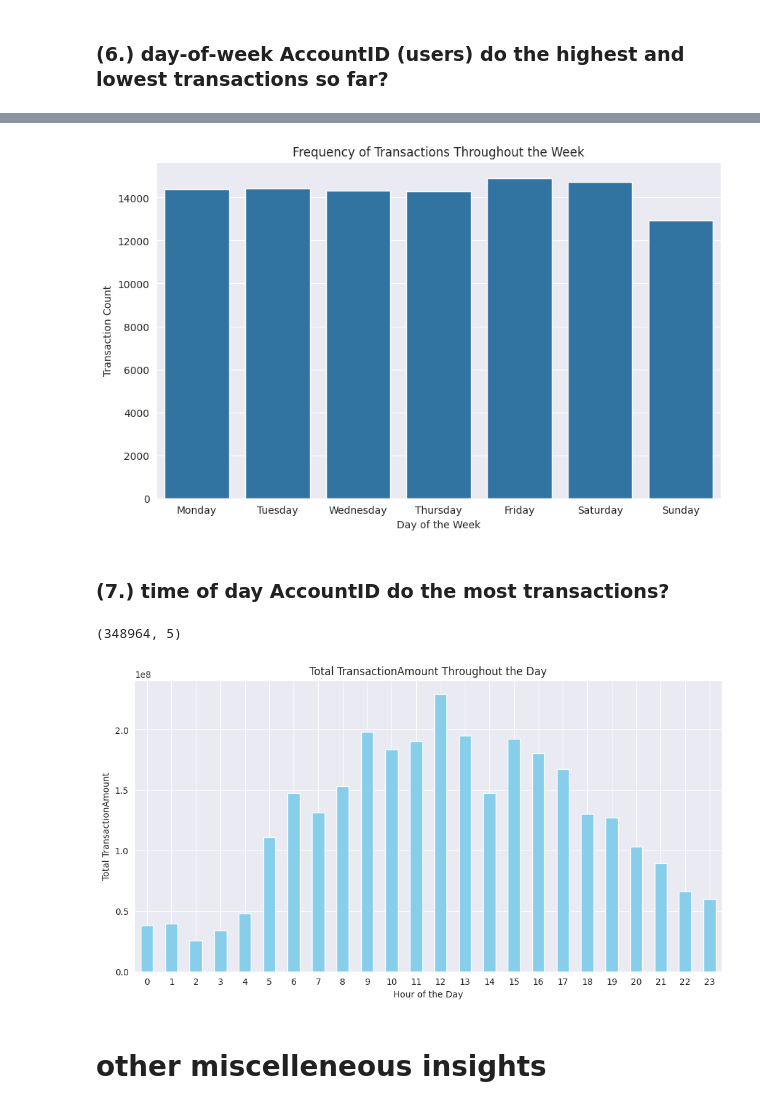
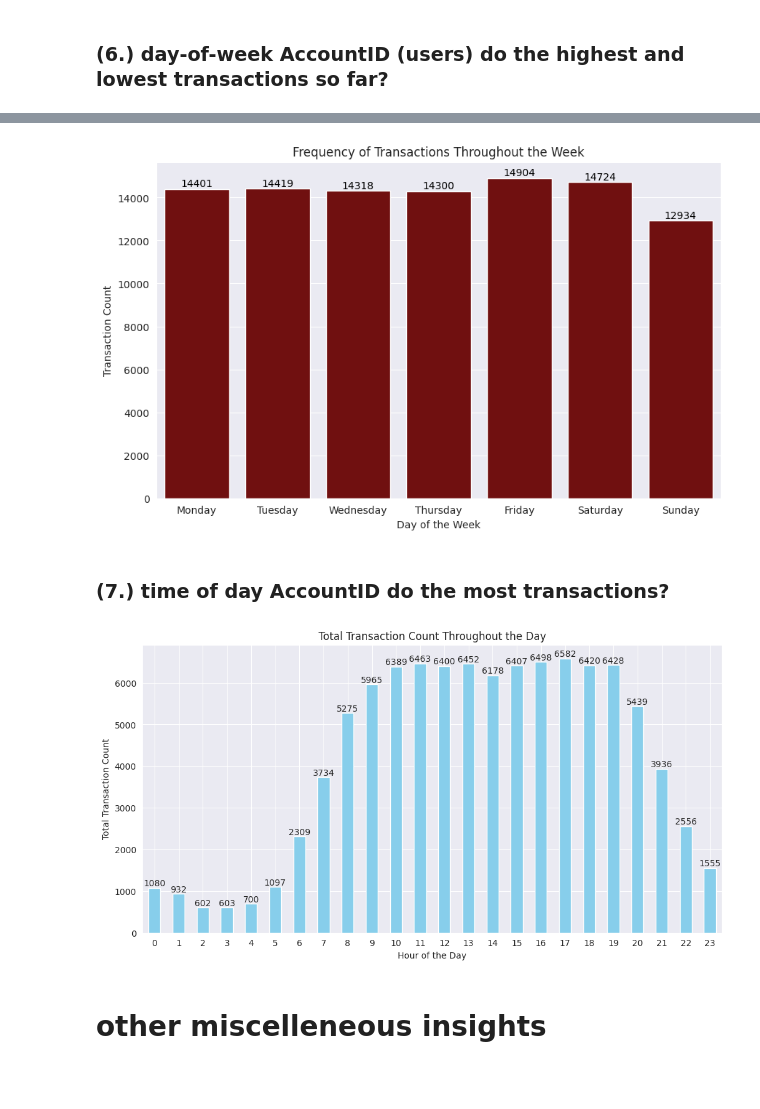
Before and after one commit to neyedhayo/transaction-analysis, a Jupyter notebook: notebook/eda_notebook.ipynb, the cells around one changed output, grey strips where cells are left out. Saved outputs shown, nothing was run; the diff lists cells and outputs as text; code cells hidden in the pictures; blank space fills up the shorter version.

```diff
--- a/notebook/eda_notebook.ipynb
+++ b/notebook/eda_notebook.ipynb
@@ -368,12 +392,20 @@ plt.show()
 # %%
 # Plot a visualization for the frequency of transactions throughout the week
 plt.figure(figsize=(10, 6))
-sns.countplot(x='DayOfWeek', data=df, order=['Monday', 'Tuesday', 'Wednesday', 'Thursday', 'Friday', 'Saturday', 'Sunday'])
+ax = sns.countplot(x='DayOfWeek', data=df, color='Maroon', order=['Monday', 'Tuesday', 'Wednesday', 'Thursday', 'Friday', 'Saturday', 'Sunday'])
+
 plt.title('Frequency of Transactions Throughout the Week')
 plt.xlabel('Day of the Week')
 plt.ylabel('Transaction Count')
+
+# Annotate each bar with the transaction count
+for p in ax.patches:
+    ax.annotate(f'{int(p.get_height())}', (p.get_x() + p.get_width() / 2., p.get_height()),
+                ha='center', va='center', fontsize=10, color='black', xytext=(0, 5),
+                textcoords='offset points')
+
 plt.show()
 # %% [output]
-[figure, old version]
+[figure, new version]
 # %% [markdown]
 ### (7.) time of day AccountID do the most transactions?
@@ -383,18 +412,25 @@ hour_of_day_most_transactions = df.groupby(['AccountID', 'HourOfDay'])['Transact
-# %%
-hour_of_day_most_transactions
-# %% [output]
-(348964, 5)
 # %%
-# visualization plot for total TransactionAmount throughout the day
+df['HourOfDay'] = df.index.hour
+
+# Visualization plot for total transaction count throughout the day
 plt.figure(figsize=(12, 6))
-df.groupby('HourOfDay')['TransactionAmount'].sum().plot(kind='bar', color='skyblue')
-plt.title('Total TransactionAmount Throughout the Day')
+
+# Group by 'HourOfDay' and count transactions
+transaction_count_by_hour = df.groupby('HourOfDay').size()
+transaction_count_by_hour.plot(kind='bar', color='skyblue')
+
+plt.title('Total Transaction Count Throughout the Day')
 plt.xlabel('Hour of the Day')
-plt.ylabel('Total TransactionAmount')
-plt.xticks(rotation=0)  # for readability
+plt.ylabel('Total Transaction Count')
+plt.xticks(rotation=0)  # For readability
+
+# Annotate each bar with the transaction count
+for idx, value in transaction_count_by_hour.items():
+    plt.text(idx, value, str(value), ha='center', va='bottom')
+
 plt.show()
 # %% [output]
-[figure, old version]
+[figure, new version]
 # %% [markdown]
 # other miscelleneous insights
 # %% [markdown]
```
Also changed, not shown: parts of 16 cells of this notebook.
